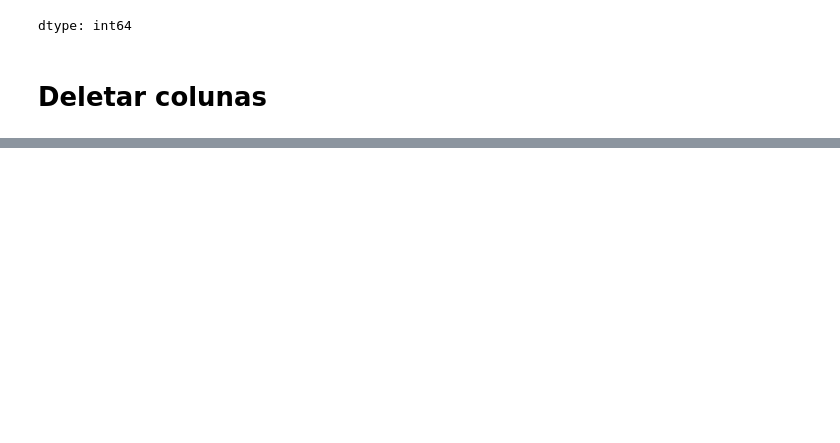
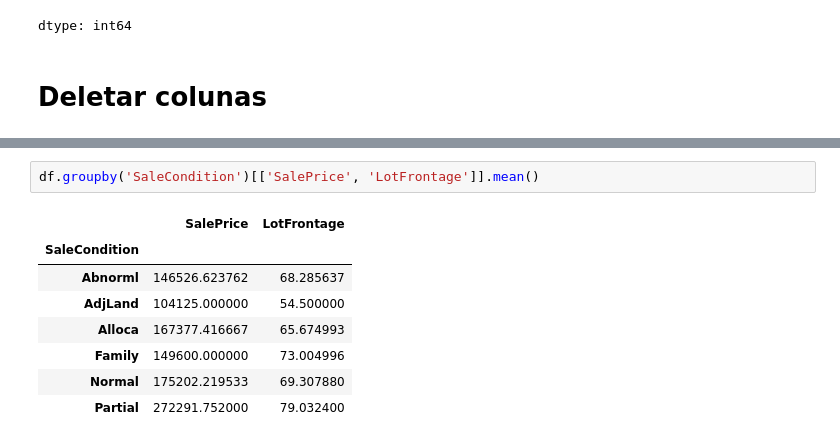
Before and after one commit to MarcosSilva2021/PythonColab, a Jupyter notebook: int_pandas_train_p4_Filtros_GroupBy.ipynb, the cells around one changed output, grey strips where cells are left out. Saved outputs shown, nothing was run; the diff lists cells and outputs as text; blank space fills up the shorter version.

```diff
--- a/int_pandas_train_p4_Filtros_GroupBy.ipynb
+++ b/int_pandas_train_p4_Filtros_GroupBy.ipynb
@@ -101,0 +182,11 @@ dtype: int64
+# %%
+df.groupby('SaleCondition')[['SalePrice', 'LotFrontage']].mean()
+# %% [output]
+|  | SalePrice | LotFrontage |
+| SaleCondition |  |  |
+| Abnorml | 146526.623762 | 68.285637 |
+| AdjLand | 104125.000000 | 54.500000 |
+| Alloca | 167377.416667 | 65.674993 |
+| Family | 149600.000000 | 73.004996 |
+| Normal | 175202.219533 | 69.307880 |
+| Partial | 272291.752000 | 79.032400 |
```
Also changed, not shown: parts of 22 cells of this notebook.
